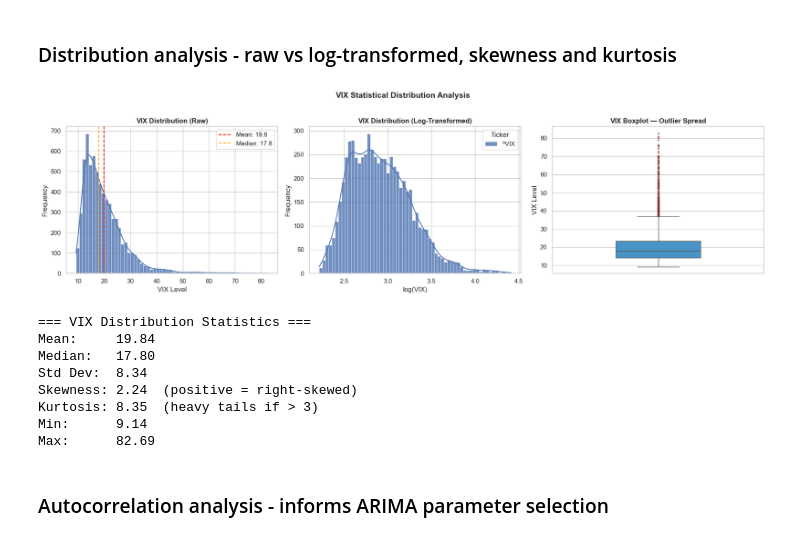
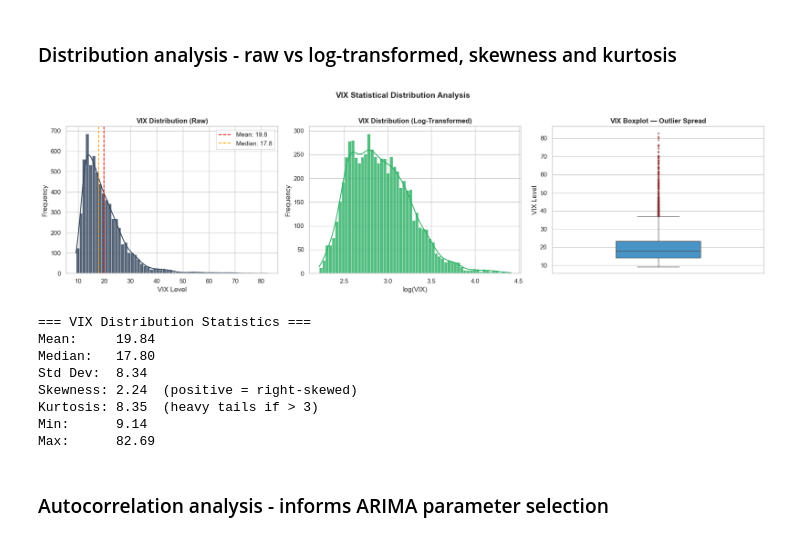
Before and after one commit to SabinaLucy/genai-market, a Jupyter notebook: notebooks/01_eda_vix.ipynb, the cells around one changed output. Drawn from its saved outputs; the diff is of its cells as text; code cells hidden in the pictures.

```diff
--- a/notebooks/01_eda_vix.ipynb
+++ b/notebooks/01_eda_vix.ipynb
@@ -19,13 +19,18 @@ plt.rcParams['figure.figsize'] = (14, 5)
 plt.rcParams['font.size'] = 12
 sns.set_theme(style='whitegrid')
 # %%
-vix = yf.download('^VIX', start='2000-01-01', progress=False)
+vix_raw = yf.download('^VIX', start='2000-01-01', progress=False)
 
-vix = vix[['Close']].rename(columns={'Close': 'vix'})
+vix_raw.columns = ['_'.join(col).strip() for col in vix_raw.columns.values]
+
+
+vix = vix_raw[['Close_^VIX']].rename(columns={'Close_^VIX': 'VIX'})
 
 vix = vix.dropna()
 
+vix.index.name = 'Date'
+
 print(f"VIX data: {len(vix)} rows from {vix.index[0].date()} to {vix.index[-1].date()}")
-print(vix.head())
+vix.reset_index().head()
 # %% [output]
 VIX data: 6596 rows from 2000-01-03 to 2026-03-25
@@ -82,52 +85,52 @@ plt.show()
 # %%
 fig, axes = plt.subplots(1, 3, figsize=(18, 5))
 
-mean_val = vix['vix'].mean().item()
-median_val = vix['vix'].median().item()
+mean_val = float(vix['VIX'].mean())
+median_val = float(vix['VIX'].median())
 
 # Plot 1: Raw VIX distribution with KDE curve
-sns.histplot(vix['vix'], bins=60, ax=axes[0], color='#2E4057',
+sns.histplot(vix['VIX'], bins=60, ax=axes[0], color='#2E4057',
              kde=True, edgecolor='white', alpha=0.8)
 axes[0].set_title('VIX Distribution (Raw)', fontweight='bold')
 axes[0].set_xlabel('VIX Level')
 axes[0].set_ylabel('Frequency')
 axes[0].axvline(mean_val, color='red', linestyle='--',
                 linewidth=1.5, label=f"Mean: {mean_val:.1f}")
 axes[0].axvline(median_val, color='orange', linestyle='--',
                 linewidth=1.5, label=f"Median: {median_val:.1f}")
 axes[0].legend()
 
 # Plot 2: Log-transformed distribution with KDE
-vix_log = np.log(vix['vix'])
+vix_log = np.log(vix['VIX'])
 sns.histplot(vix_log, bins=60, ax=axes[1], color='#27AE60',
              kde=True, edgecolor='white', alpha=0.8)
 axes[1].set_title('VIX Distribution (Log-Transformed)', fontweight='bold')
 axes[1].set_xlabel('log(VIX)')
 axes[1].set_ylabel('Frequency')
 
 # Plot 3: Boxplot
-sns.boxplot(y=vix['vix'].values.flatten(), ax=axes[2], color='#3498DB',
+sns.boxplot(y=vix['VIX'].values.flatten(), ax=axes[2], color='#3498DB',
             width=0.4, flierprops=dict(marker='o', markerfacecolor='red',
                                        markersize=3, alpha=0.4))
 axes[2].set_title('VIX Boxplot — Outlier Spread', fontweight='bold')
 axes[2].set_ylabel('VIX Level')
 
 plt.suptitle('VIX Statistical Distribution Analysis', fontsize=14,
              fontweight='bold', y=1.02)
 plt.tight_layout()
 plt.savefig('../figures/vix_distribution.png', dpi=150, bbox_inches='tight')
 plt.show()
 
 print("=== VIX Distribution Statistics ===")
 print(f"Mean:     {mean_val:.2f}")
 print(f"Median:   {median_val:.2f}")
-print(f"Std Dev:  {vix['vix'].std().item():.2f}")
-print(f"Skewness: {vix['vix'].skew().item():.2f}  (positive = right-skewed)")
-print(f"Kurtosis: {vix['vix'].kurtosis().item():.2f}  (heavy tails if > 3)")
-print(f"Min:      {vix['vix'].min().item():.2f}")
-print(f"Max:      {vix['vix'].max().item():.2f}")
+print(f"Std Dev:  {float(vix['VIX'].std()):.2f}")
+print(f"Skewness: {float(vix['VIX'].skew()):.2f}  (positive = right-skewed)")
+print(f"Kurtosis: {float(vix['VIX'].kurtosis()):.2f}  (heavy tails if > 3)")
+print(f"Min:      {float(vix['VIX'].min()):.2f}")
+print(f"Max:      {float(vix['VIX'].max()):.2f}")
 # %% [output]
-[figure, old version]
+[figure, new version]
 === VIX Distribution Statistics ===
 Mean:     19.84
 Median:   17.80
```
Also changed, not shown: parts of 10 cells of this notebook, 6 other files.
